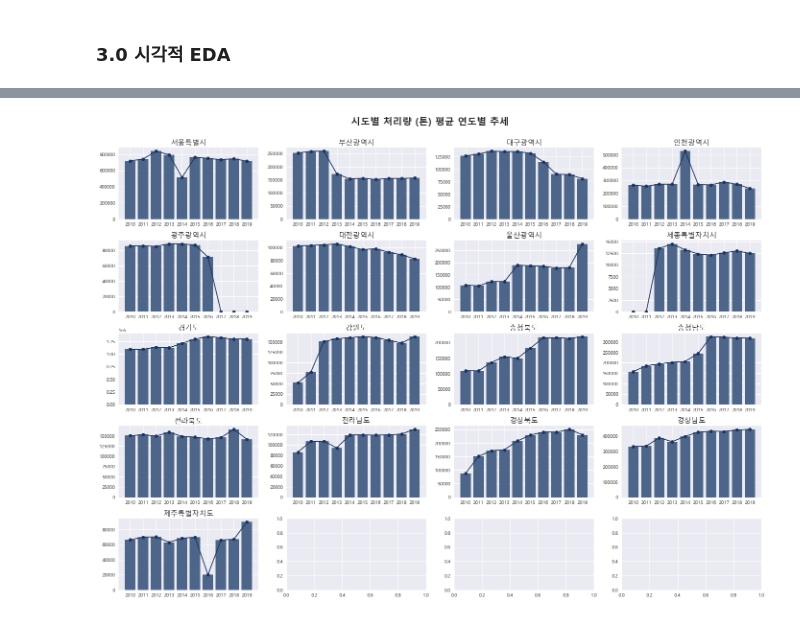
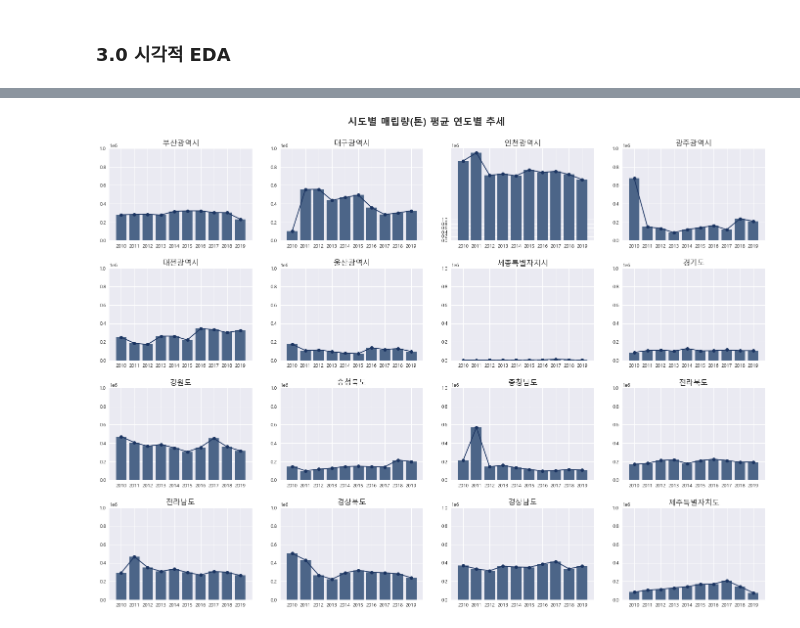
Before and after one commit to huitaek/project_mini_analyze_waste, a Jupyter notebook: src/EDA_변지영.ipynb, the cells around one changed output, grey strips where cells are left out. Drawn from its saved outputs; the diff is of its cells as text; code cells hidden in the pictures.

```diff
--- a/src/EDA_변지영.ipynb
+++ b/src/EDA_변지영.ipynb
@@ -139,0 +380,26 @@ df.describe()
+# %%
+fig, axs = plt.subplots(4, 4, figsize=(24, 16))
+
+ax, ay = 0, 0
+
+for i in df2['시도'].unique():
+    sido_condition = df2['시도']== i
+    df_temp = df2[sido_condition].groupby(df2['연도'])[['매립지 수', '총매립지 면적', '총매립 용량', '기매립량', '잔여매립가능량', '매립량(m³)',
+       '매립량(톤)', '설치비 (국비)', '설치비 (지방비)', '설치비 (기타)', '연간유지관리비', '매립지 관리인원']].mean().reset_index()
+
+    if ay==4:
+        ax+=1
+        ay=0
+    axs[ax, ay].bar(df_temp['연도'], df_temp['연간유지관리비'], color='#3c8677')
+    axs[ax, ay].plot(df_temp['연도'], df_temp['연간유지관리비'], color='#275843', marker='o')
+    axs[ax, ay].set_title('{}'.format(i), fontsize=15)
+    axs[ax, ay].set_yticks(list(range(0, 500001, 100000)))
+    axs[ax, ay].set_xticks(list(df2['연도'].unique()))
+    axs[ax, ay].spines['top'].set_visible(False)
+    axs[ax, ay].spines['right'].set_visible(False)
+    axs[ax, ay].tick_params(bottom=False)
+    ay+=1
+
+plt.suptitle('시도별 매립시설 연간유지관리비 평균 연도별 추세', fontsize=20, weight='bold')
+fig.subplots_adjust(top=0.925, hspace=0.3)
+plt.show()
@@ -140,27 +408,28 @@ df.describe()
 # %%
-fig, axs = plt.subplots(5, 4, figsize=(24, 16))
+fig, axs = plt.subplots(4, 4, figsize=(24, 16))
 
 ax, ay = 0, 0
 
-for i in df['시도'].unique():
-    sido_condition = df['시도']== i
-    df_temp = df[sido_condition].groupby(df['연도'])[['시설 수', '일별 시설용량(톤)', '1일평균가동시간','처리량 (톤)','관리인원','외부공급(열)','외부공급(전력)','자체사용(열)','자체사용(전력)']].mean().reset_index()
+for i in df2['시도'].unique():
+    sido_condition = df2['시도']== i
+    df_temp = df2[sido_condition].groupby(df2['연도'])[['매립지 수', '총매립지 면적', '총매립 용량', '기매립량', '잔여매립가능량', '매립량(m³)',
+       '매립량(톤)', '설치비 (국비)', '설치비 (지방비)', '설치비 (기타)', '연간유지관리비', '매립지 관리인원']].mean().reset_index()
 
     if ay==4:
         ax+=1
         ay=0
-    axs[ax, ay].bar(df_temp['연도'], df_temp['처리량 (톤)'], color='#4c6588')
-    axs[ax, ay].plot(df_temp['연도'], df_temp['처리량 (톤)'], color='#1b3461', marker='o')
+    axs[ax, ay].bar(df_temp['연도'], df_temp['매립량(톤)'], color='#4c6588')
+    axs[ax, ay].plot(df_temp['연도'], df_temp['매립량(톤)'], color='#1b3461', marker='o')
     axs[ax, ay].set_title('{}'.format(i), fontsize=15)
-    # axs[ax, ay].set_yticks(list(range(0, 110000, 10000)))
-    axs[ax, ay].set_xticks(list(df['연도'].unique()))
+    axs[ax, ay].set_yticks(list(range(0, 1000001, 200000)))
+    axs[ax, ay].set_xticks(list(df2['연도'].unique()))
     axs[ax, ay].spines['top'].set_visible(False)
     axs[ax, ay].spines['right'].set_visible(False)
     axs[ax, ay].tick_params(bottom=False)
     ay+=1
 
-plt.suptitle('시도별 처리량 (톤) 평균 연도별 추세', fontsize=20, weight='bold')
+plt.suptitle('시도별 매립량(톤) 평균 연도별 추세', fontsize=20, weight='bold')
 fig.subplots_adjust(top=0.925, hspace=0.3)
 plt.show()
 # %% [output]
-[figure, old version]
+[figure, new version]
```
Also changed, not shown: parts of 21 cells of this notebook.
